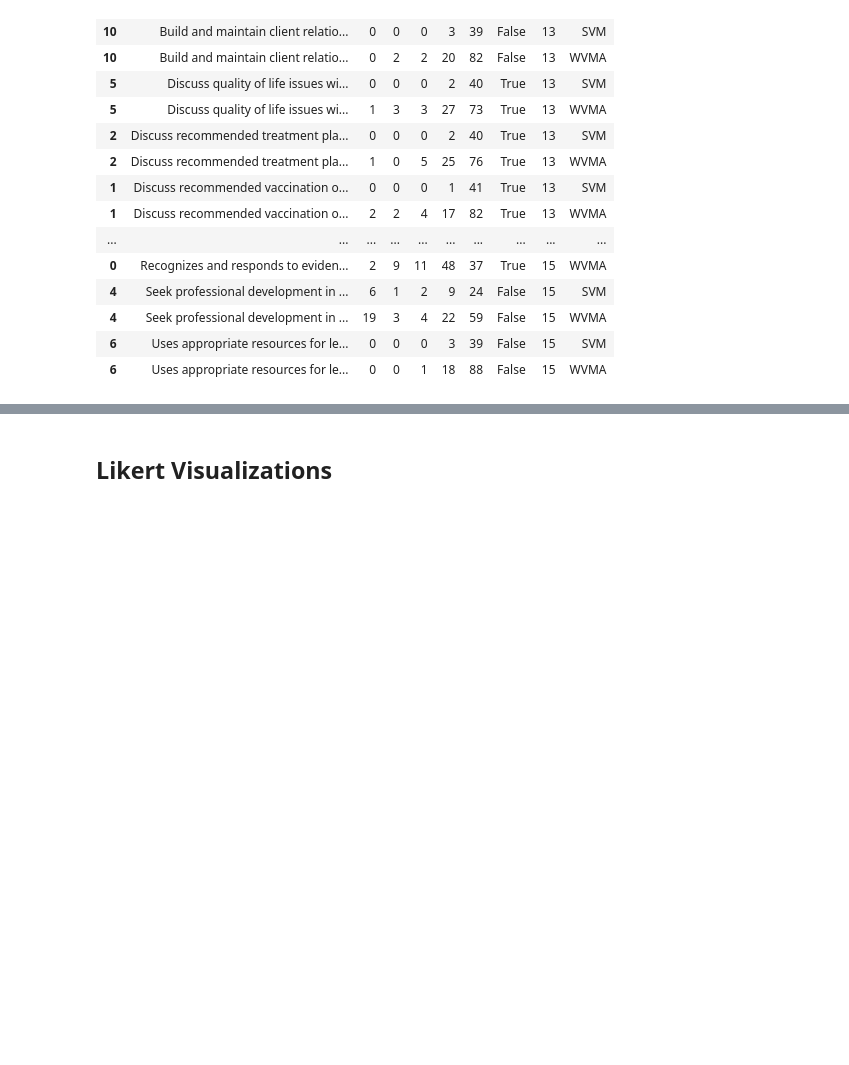
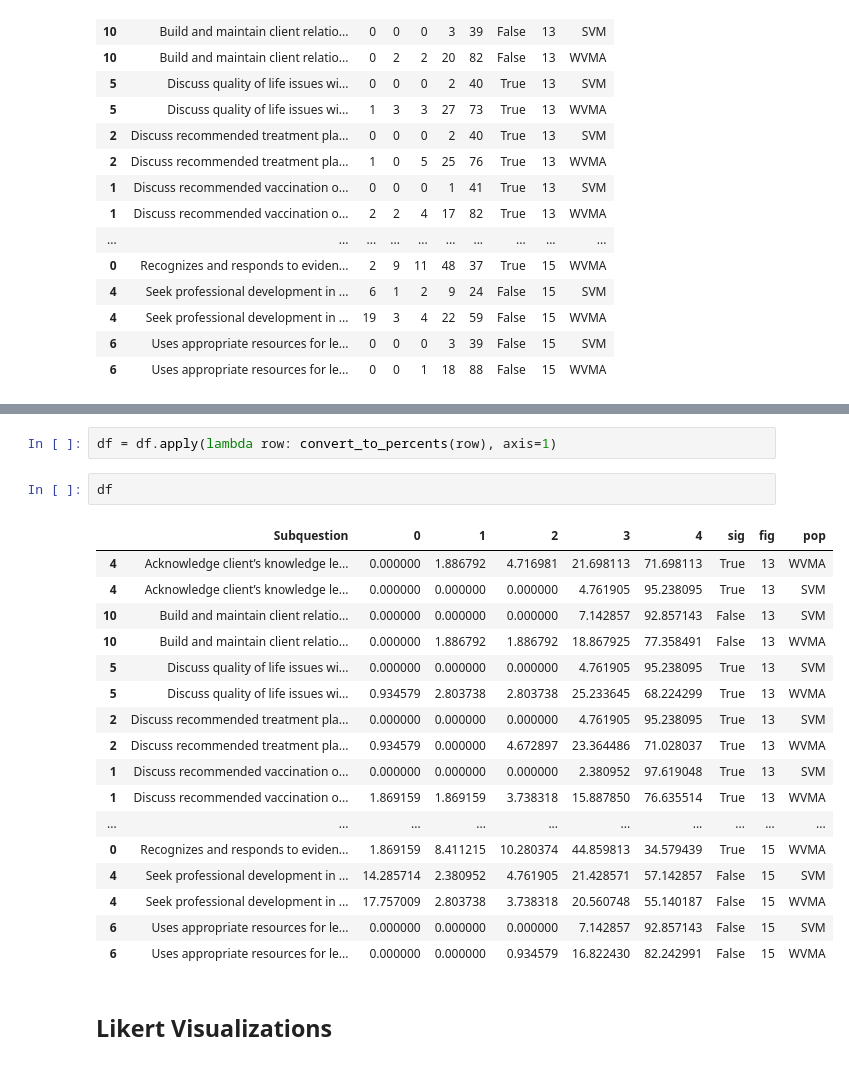
Before and after one commit to nathanbollig/vet-graduate-expectations-survey, a Jupyter notebook: likert_figs.ipynb, the cells around one changed output, grey strips where cells are left out. Saved outputs shown, nothing was run; the diff lists cells and outputs as text; blank space fills up the shorter version.

```diff
--- a/likert_figs.ipynb
+++ b/likert_figs.ipynb
@@ -137,3 +177,25 @@ df
+# %%
+df = df.apply(lambda row: convert_to_percents(row), axis=1)
+# %%
+df
+# %% [output]
+|  | Subquestion | 0 | 1 | 2 | 3 | 4 | sig | fig | pop |
+| 4 | Acknowledge client’s knowledge le... | 0.000000 | 1.886792 | 4.716981 | 21.698113 | 71.698113 | True | 13 | WVMA |
+| 4 | Acknowledge client’s knowledge le... | 0.000000 | 0.000000 | 0.000000 | 4.761905 | 95.238095 | True | 13 | SVM |
+| 10 | Build and maintain client relatio... | 0.000000 | 0.000000 | 0.000000 | 7.142857 | 92.857143 | False | 13 | SVM |
+| 10 | Build and maintain client relatio... | 0.000000 | 1.886792 | 1.886792 | 18.867925 | 77.358491 | False | 13 | WVMA |
+| 5 | Discuss quality of life issues wi... | 0.000000 | 0.000000 | 0.000000 | 4.761905 | 95.238095 | True | 13 | SVM |
+| 5 | Discuss quality of life issues wi... | 0.934579 | 2.803738 | 2.803738 | 25.233645 | 68.224299 | True | 13 | WVMA |
+| 2 | Discuss recommended treatment pla... | 0.000000 | 0.000000 | 0.000000 | 4.761905 | 95.238095 | True | 13 | SVM |
+| 2 | Discuss recommended treatment pla... | 0.934579 | 0.000000 | 4.672897 | 23.364486 | 71.028037 | True | 13 | WVMA |
+| 1 | Discuss recommended vaccination o... | 0.000000 | 0.000000 | 0.000000 | 2.380952 | 97.619048 | True | 13 | SVM |
+| 1 | Discuss recommended vaccination o... | 1.869159 | 1.869159 | 3.738318 | 15.887850 | 76.635514 | True | 13 | WVMA |
+| ... | ... | ... | ... | ... | ... | ... | ... | ... | ... |
+| 0 | Recognizes and responds to eviden... | 1.869159 | 8.411215 | 10.280374 | 44.859813 | 34.579439 | True | 15 | WVMA |
+| 4 | Seek professional development in ... | 14.285714 | 2.380952 | 4.761905 | 21.428571 | 57.142857 | False | 15 | SVM |
+| 4 | Seek professional development in ... | 17.757009 | 2.803738 | 3.738318 | 20.560748 | 55.140187 | False | 15 | WVMA |
+| 6 | Uses appropriate resources for le... | 0.000000 | 0.000000 | 0.000000 | 7.142857 | 92.857143 | False | 15 | SVM |
+| 6 | Uses appropriate resources for le... | 0.000000 | 0.000000 | 0.934579 | 16.822430 | 82.242991 | False | 15 | WVMA |
 # %% [markdown]
 ## Likert Visualizations
 # %% [markdown]
```
Also changed, not shown: parts of 13 cells of this notebook.
